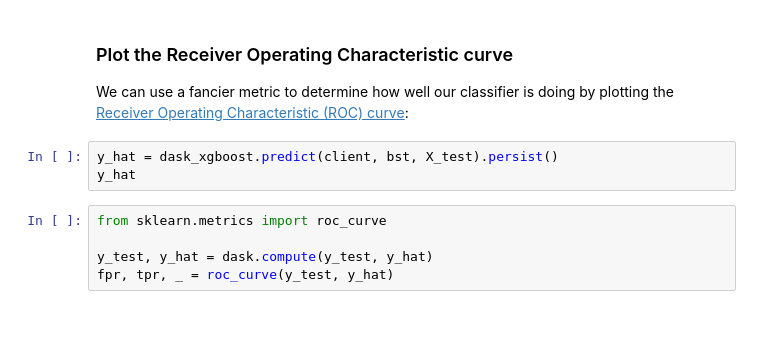
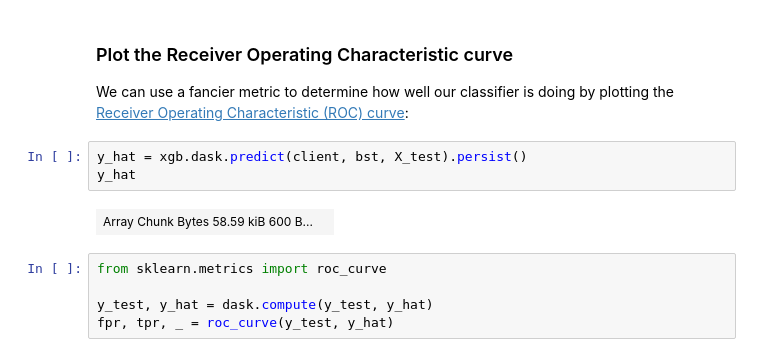
Before and after one commit to rrpelgrim/dask-examples, a Jupyter notebook: machine-learning/xgboost.ipynb, the cells around one changed output. Drawn from its saved outputs; the diff is of its cells as text; blank space fills up the shorter version.

```diff
--- a/machine-learning/xgboost.ipynb
+++ b/machine-learning/xgboost.ipynb
@@ -96,8 +115,10 @@ We specified that only 4 features were informative while creating our data, and
 ### Plot the Receiver Operating Characteristic curve
 We can use a fancier metric to determine how well our classifier is doing by plotting the [Receiver Operating Characteristic (ROC) curve](https://en.wikipedia.org/wiki/Receiver_operating_characteristic):
 # %%
-y_hat = dask_xgboost.predict(client, bst, X_test).persist()
+y_hat = xgb.dask.predict(client, bst, X_test).persist()
 y_hat
+# %% [output]
+| Array Chunk Bytes 58.59 kiB 600 B... |  |
 # %%
 from sklearn.metrics import roc_curve
 
```
Also changed, not shown: parts of 4 cells of this notebook.
